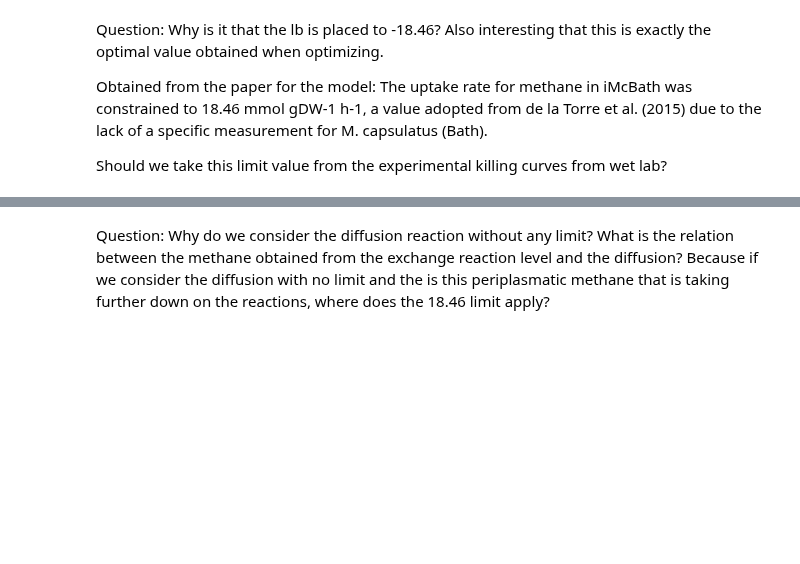
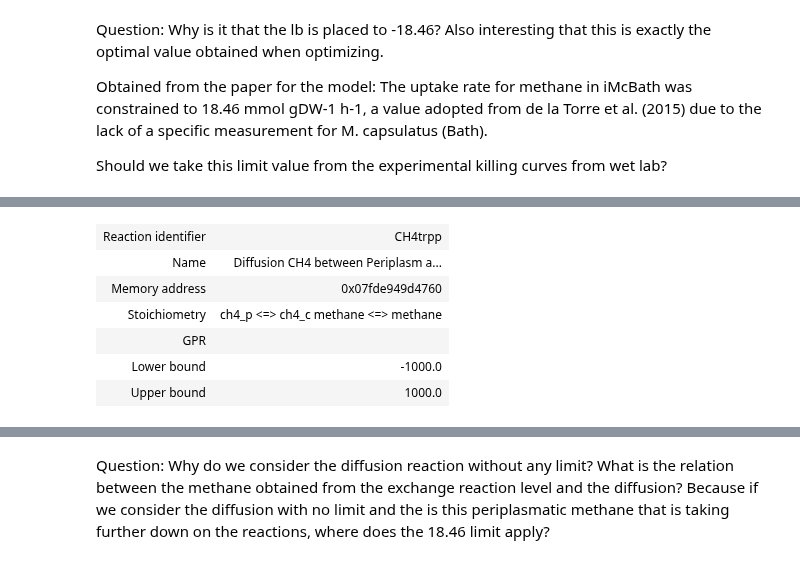
Before and after one commit to Schwebus/DTU_Biobuilders_2021, a Jupyter notebook: GSM_model/M.capsulatus.ipynb, the cells around one changed output, grey strips where cells are left out. Cells and saved outputs as stored; diff of their text form; code cells hidden in the pictures; blank space fills up the shorter version.

```diff
--- a/GSM_model/M.capsulatus.ipynb
+++ b/GSM_model/M.capsulatus.ipynb
@@ -115,0 +85,13 @@ met.reactions.CH4tex
+# %%
+# this is the diffusion reation of CH4 from periplasm to cytosol
+
+met.reactions.query("CH4","name")
+met.reactions.CH4trpp
+# %% [output]
+| Reaction identifier | CH4trpp |
+| Name | Diffusion CH4 between Periplasm a... |
+| Memory address | 0x07fde949d4760 |
+| Stoichiometry | ch4_p <=> ch4_c methane <=> methane |
+| GPR |  |
+| Lower bound | -1000.0 |
+| Upper bound | 1000.0 |
```
Also changed, not shown: parts of 37 cells of this notebook.
